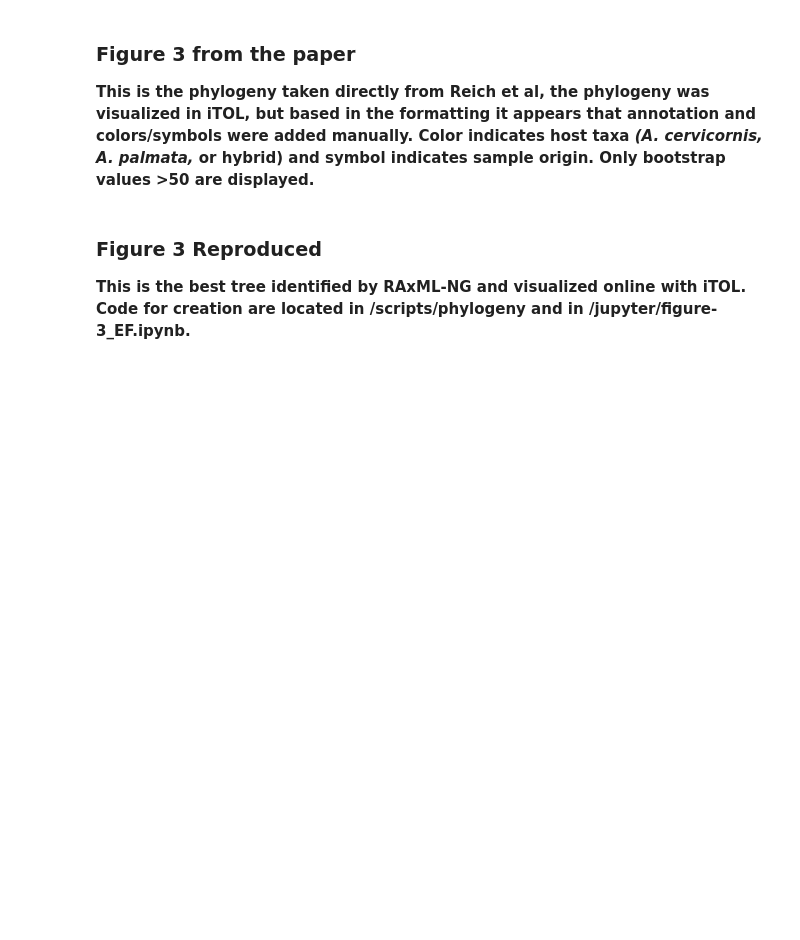
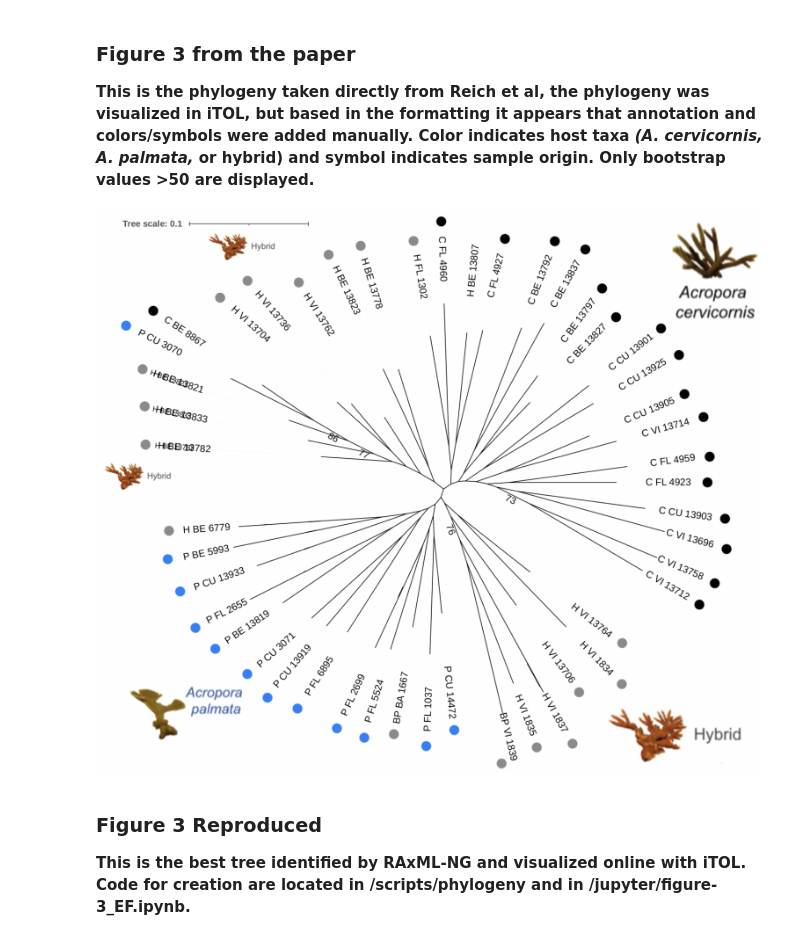
Before and after one commit to jbweinstock/dino_popgen, a Jupyter notebook: jupyter-notebooks/dino_popgen_final_writeup.ipynb, the cells around one changed output. Drawn from its saved outputs; the diff is of its cells as text; code cells hidden in the pictures; blank space fills up the shorter version.

```diff
--- a/jupyter-notebooks/dino_popgen_final_writeup.ipynb
+++ b/jupyter-notebooks/dino_popgen_final_writeup.ipynb
@@ -67,6 +67,10 @@ display_png(file="../figures/Fig3_original_Reich2021.png")
 # %% [markdown]
 ### Figure 3 from the paper
 **This is the phylogeny taken directly from Reich et al, the phylogeny was visualized in iTOL, but based in the formatting it appears that annotation and colors/symbols were added manually. Color indicates host taxa _(A. cervicornis, A. palmata,_ or hybrid) and symbol indicates sample origin. Only bootstrap values >50 are displayed.**
+# %%
+display_png(file="../figures/Fig3_phylogeny_EF_edit.png")
+# %% [output]
+[figure, added]
 # %% [markdown]
 ### Figure 3 Reproduced
 **This is the best tree identified by RAxML-NG and visualized online with iTOL. Code for creation are located in /scripts/phylogeny and in /jupyter/figure-3_EF.ipynb.**
```
